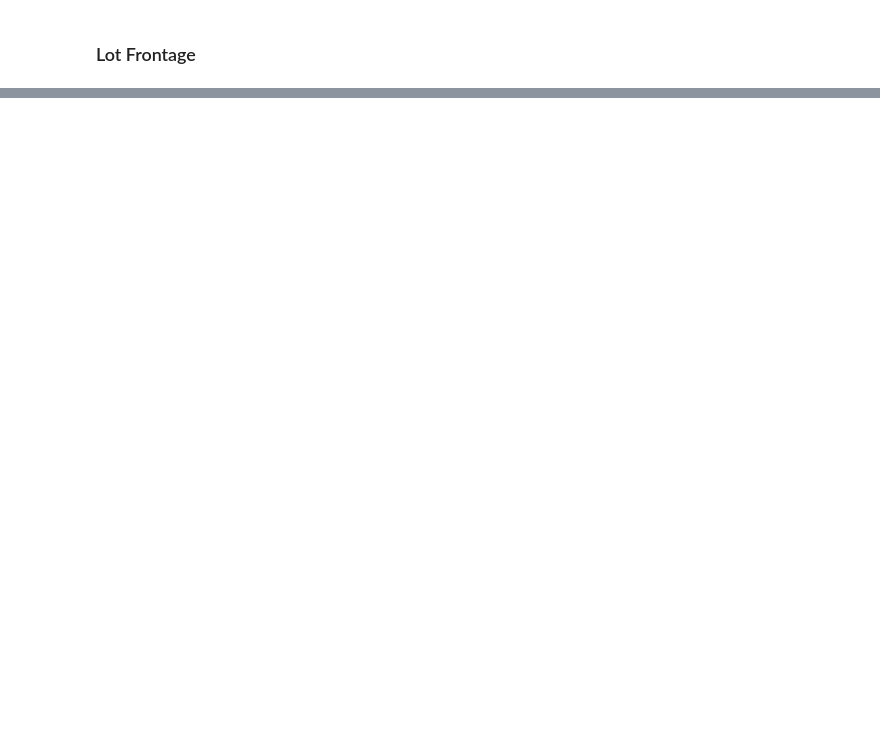
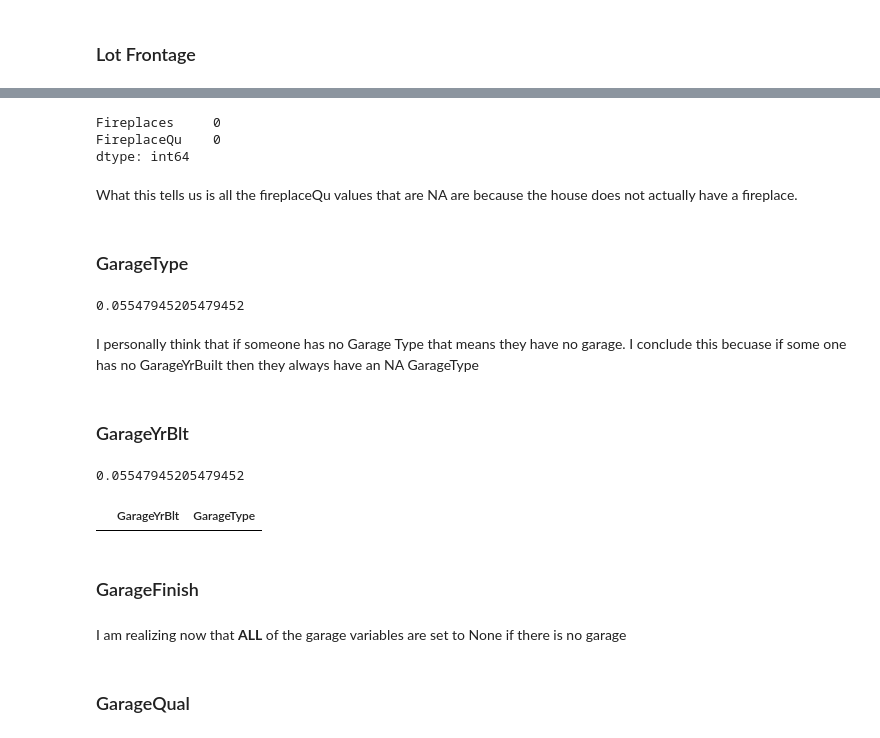
Before and after one commit to D-H/MachineLearningNotes, a Jupyter notebook: Exercises_Kaggle/HousePrices/HousePrices_Submission.ipynb, the cells around one changed output, grey strips where cells are left out. Drawn from its saved outputs; the diff is of its cells as text; code cells hidden in the pictures; blank space fills up the shorter version.

Commit message:
Finish HousePrices Feature Cleaning

```diff
--- a/Exercises_Kaggle/HousePrices/HousePrices_Submission.ipynb
+++ b/Exercises_Kaggle/HousePrices/HousePrices_Submission.ipynb
@@ -134,0 +137,18 @@ Index(['LotFrontage', 'Alley', 'MasVnrType', 'MasVnrArea', 'BsmtQual',
+# %%
+def single_groupby_mean_fix(datasets, group_by_variable, fill_in_variable):
+    result_datasets = []
+
+    for dataset in datasets:
+        grouped_mean_values = dataset[[fill_in_variable, group_by_variable]].groupby([group_by_variable]).mean()
+
+        index_and_group_by_variable = dataset[dataset[fill_in_variable].isna()][[group_by_variable]]
+        index_and_group_by_variable["NAValue"] = grouped_mean_values.loc[index_and_group_by_variable[group_by_variable]].values
+        index_and_group_by_variable.drop([group_by_variable], axis=1, inplace=True)
+
+        join_result = dataset.join(with_dropped_column)
+        join_result.loc[join_result[fill_in_variable].isna(), fill_in_variable] = join_result['NAValue']
+        join_result.drop("NAValue", axis=1, inplace=True)
+
+        result_datasets.append(join_result)
+
+    return result_datasets
@@ -165,0 +166,5 @@ index = fill_in_values.loc[columns_needed_for_fill_in_values["Neighborhood"]]
+# %%
+group_by_variable = 'Neighborhood'
+fill_in_variable = 'LotFrontage'
+
+datasets = single_groupby_mean_fix(datasets, group_by_variable, fill_in_variable)
@@ -165,0 +290,8 @@ index = fill_in_values.loc[columns_needed_for_fill_in_values["Neighborhood"]]
+# %%
+datasets[0][datasets[0]["FireplaceQu"].isna()][datasets[0]["Fireplaces"] != 0][["Fireplaces", "FireplaceQu"]].count()
+# %% [output]
+Fireplaces     0
+FireplaceQu    0
+dtype: int64
+# %% [markdown]
+What this tells us is all the fireplaceQu values that are NA are because the house does not actually have a fireplace.
@@ -165,0 +301,8 @@ index = fill_in_values.loc[columns_needed_for_fill_in_values["Neighborhood"]]
+# %% [markdown]
+### GarageType
+# %%
+how_much_na("GarageType")
+# %% [output]
+0.05547945205479452
+# %% [markdown]
+I personally think that if someone has no Garage Type that means they have no garage. I conclude this becuase if some one has no GarageYrBuilt then they always have an NA GarageType
@@ -165,0 +313,10 @@ index = fill_in_values.loc[columns_needed_for_fill_in_values["Neighborhood"]]
+# %% [markdown]
+### GarageYrBlt
+# %%
+how_much_na("GarageYrBlt")
+# %% [output]
+0.05547945205479452
+# %%
+datasets[0][datasets[0]["GarageYrBlt"].isna()][["GarageYrBlt", "GarageType"]].head(5)
+# %% [output]
+|  | GarageYrBlt | GarageType |
@@ -165,0 +327,4 @@ index = fill_in_values.loc[columns_needed_for_fill_in_values["Neighborhood"]]
+# %% [markdown]
+### GarageFinish
+# %% [markdown]
+I am realizing now that __ALL__ of the garage variables are set to None if there is no garage
@@ -165,0 +334,2 @@ index = fill_in_values.loc[columns_needed_for_fill_in_values["Neighborhood"]]
+# %% [markdown]
+### GarageQual
```
Also changed, not shown: parts of 59 cells of this notebook.
